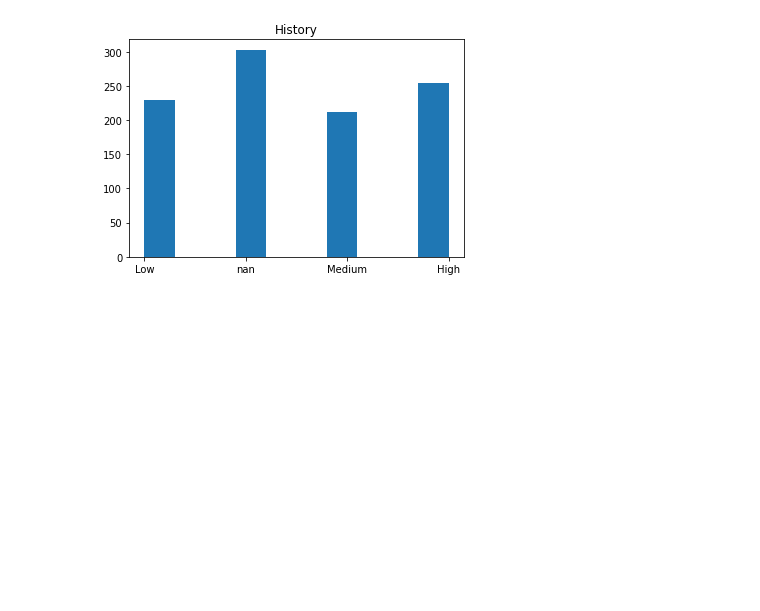
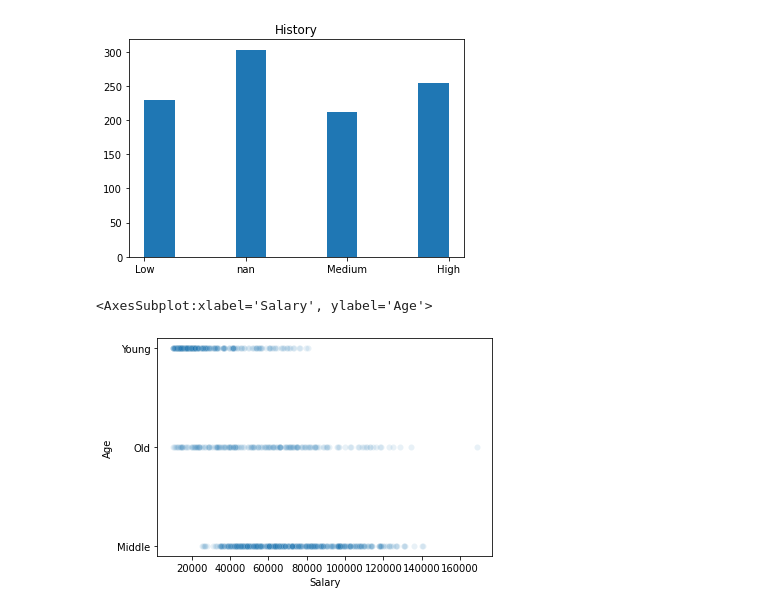
Before and after one commit to JXLK-dev/machinelearning, a Jupyter notebook: datasets_visualization.ipynb, the cells around one changed output. Drawn from its saved outputs; the diff is of its cells as text; code cells hidden in the pictures; blank space fills up the shorter version.

Commit message:
data preprocessing

```diff
--- a/datasets_visualization.ipynb
+++ b/datasets_visualization.ipynb
@@ -90,3 +90,8 @@ plt.show()
 [figure]
 [figure]
 [figure]
+# %%
+sns.scatterplot(data.Salary,data.Age,alpha=0.1)
+# %% [output]
+<AxesSubplot:xlabel='Salary', ylabel='Age'>
+[figure, added]
```
Also changed, not shown: parts of 2 cells of this notebook.
